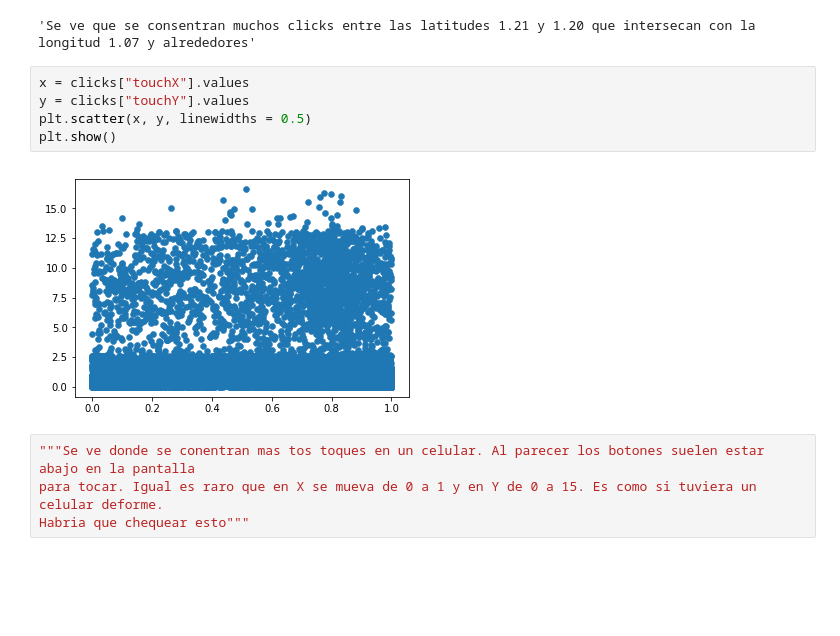
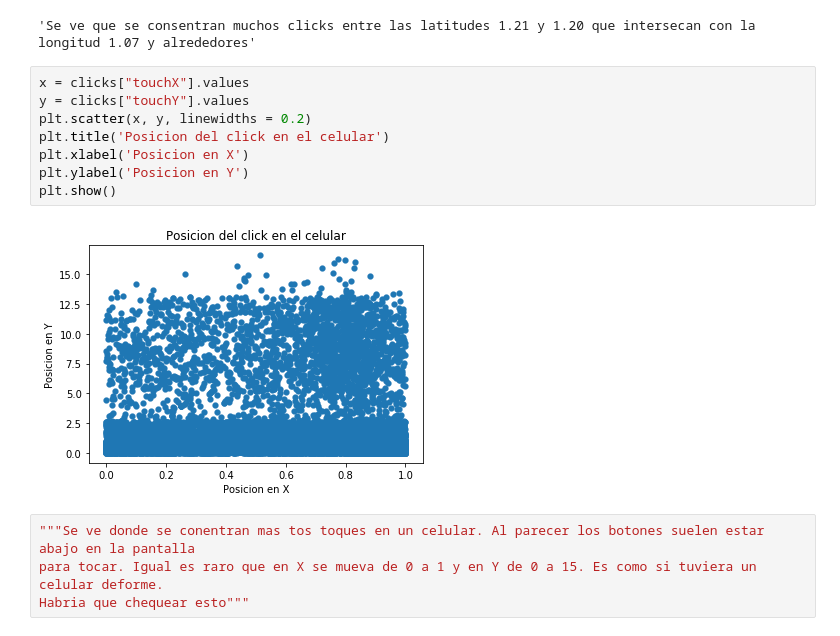
Before and after one commit to shizus/7506-1c2019, a Jupyter notebook: scripts/clicks.ipynb, the cells around one changed output. Cells and saved outputs as stored; diff of their text form; blank space fills up the shorter version.

Commit message:
Agregando a clicks unas cosas

```diff
--- a/scripts/clicks.ipynb
+++ b/scripts/clicks.ipynb
@@ -407,10 +407,13 @@ plt.show()
 # %%
 x = clicks["touchX"].values
 y = clicks["touchY"].values
-plt.scatter(x, y, linewidths = 0.5)
+plt.scatter(x, y, linewidths = 0.2)
+plt.title('Posicion del click en el celular')
+plt.xlabel('Posicion en X')
+plt.ylabel('Posicion en Y')
 plt.show()
 # %% [output]
-[figure, old version]
+[figure, new version]
 # %%
 """Se ve donde se conentran mas tos toques en un celular. Al parecer los botones suelen estar abajo en la pantalla
 para tocar. Igual es raro que en X se mueva de 0 a 1 y en Y de 0 a 15. Es como si tuviera un celular deforme.
```
Also changed, not shown: parts of 7 cells of this notebook.
